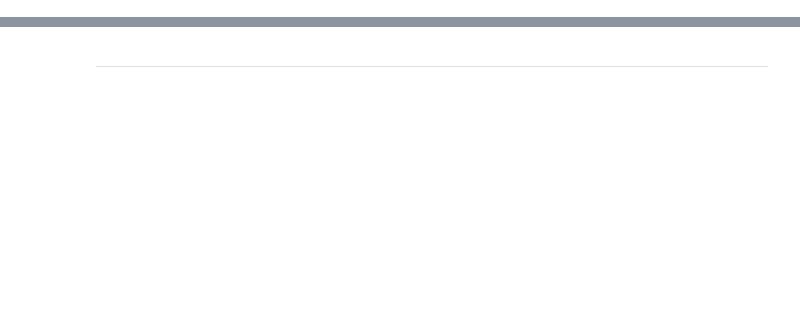
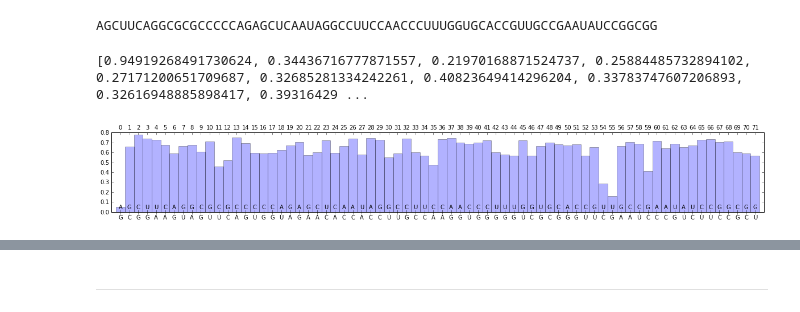
Before and after one commit to XuanHeIIIS/RaSE-RNA-Structural-Stability-Estimator, a Jupyter notebook: RNAStructuralStabilityEstimator.ipynb, the cells around one changed output, grey strips where cells are left out. Drawn from its saved outputs; the diff is of its cells as text; code cells hidden in the pictures; blank space fills up the shorter version.

```diff
--- a/RNAStructuralStabilityEstimator.ipynb
+++ b/RNAStructuralStabilityEstimator.ipynb
@@ -73,13 +64,13 @@ GCGGAAGUAGUUCAGUGGUAGAACACCACCUUGCCAAGGUGGGGGUCGCGGGUUCGAAUCCCGUCUUCCGCU
 # %%
-# setup
-complexity=3
-nbits=15
-
-from RaSE import make_fold
-fold = make_fold(window_size=70,
-                  max_bp_span=70,
-                  avg_bp_prob_cutoff=0.1,
-                  hard_threshold=0.5,
-                  max_num_edges=2,
-                  no_lonely_bps=True,
-                  nesting=True)
+from RaSE import StructuralStabilityEstimator
+rase = StructuralStabilityEstimator(alphabet='ACGU',
+                                    k=5,
+                                    complexity=3,
+                                    nbits=15,
+                                    window_size=70,
+                                    max_bp_span=70,
+                                    avg_bp_prob_cutoff=0.1,
+                                    hard_threshold=0.5,
+                                    max_num_edges=2,
+                                    no_lonely_bps=True,
+                                    nesting=True)
@@ -99,4 +76,0 @@ Wall time: 46.7 s
-# %%
-from RaSE import rna_structural_stability_estimate
-rase = curry(rna_structural_stability_estimate)(k=5, complexity=complexity, nbits=nbits, fold=fold)
-for line in rase(seq): print(line)
@@ -125,0 +98,12 @@ draw(seq, fold=fold, complexity=complexity, nbits=nbits)
+# %%
+print rase.snips
+# %% [output]
+AGCUUCAGGCGCGCCCCCAGAGCUCAAUAGGCCUUCCAACCCUUUGGUGCACCGUUGCCGAAUAUCCGGCGG
+# %%
+print rase.scores
+# %% [output]
+[0.94919268491730624, 0.34436716777871557, 0.21970168871524737, 0.25884485732894102, 0.27171200651709687, 0.32685281334242261, 0.40823649414296204, 0.33783747607206893, 0.32616948885898417, 0.39316429 ...
+# %%
+rase.plot()
+# %% [output]
+[figure, added]
```
Also changed, not shown: parts of 15 cells of this notebook, 1 other file.
